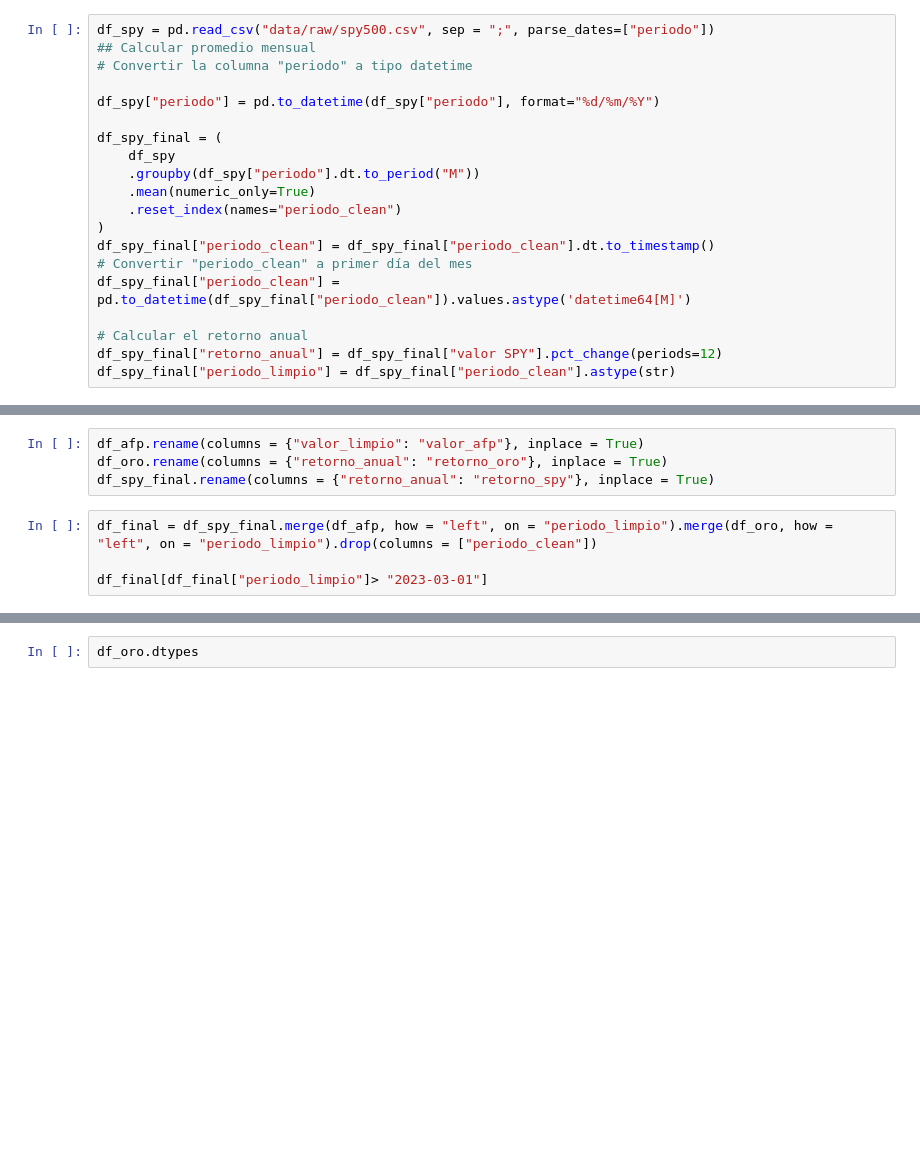
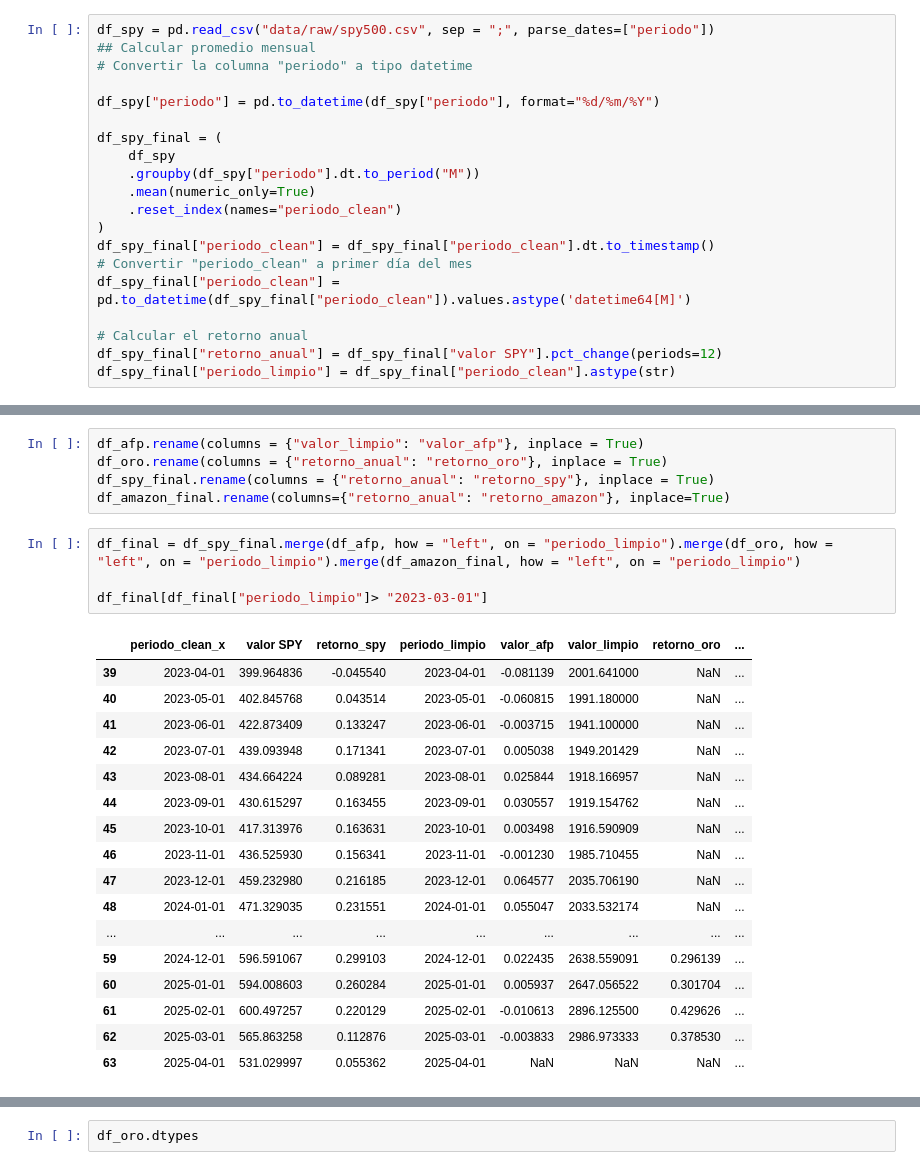
Before and after one commit to aladelca/metodologia_para_data_science_20251, a Jupyter notebook: src/notebooks/aladelca_EDA.ipynb, the cells around one changed output, grey strips where cells are left out. Cells and saved outputs as stored; diff of their text form; blank space fills up the shorter version.

```diff
--- a/src/notebooks/aladelca_EDA.ipynb
+++ b/src/notebooks/aladelca_EDA.ipynb
@@ -94,10 +152,29 @@ df_spy_final["periodo_limpio"] = df_spy_final["periodo_clean"].astype(str)
 df_afp.rename(columns = {"valor_limpio": "valor_afp"}, inplace = True)
 df_oro.rename(columns = {"retorno_anual": "retorno_oro"}, inplace = True)
 df_spy_final.rename(columns = {"retorno_anual": "retorno_spy"}, inplace = True)
+df_amazon_final.rename(columns={"retorno_anual": "retorno_amazon"}, inplace=True)
 # %%
-df_final = df_spy_final.merge(df_afp, how = "left", on = "periodo_limpio").merge(df_oro, how = "left", on = "periodo_limpio").drop(columns = ["periodo_clean"])
+df_final = df_spy_final.merge(df_afp, how = "left", on = "periodo_limpio").merge(df_oro, how = "left", on = "periodo_limpio").merge(df_amazon_final, how = "left", on = "periodo_limpio")
 
 df_final[df_final["periodo_limpio"]> "2023-03-01"]
+# %% [output]
+|  | periodo_clean_x | valor SPY | retorno_spy | periodo_limpio | valor_afp | valor_limpio | retorno_oro | ... |
+| 39 | 2023-04-01 | 399.964836 | -0.045540 | 2023-04-01 | -0.081139 | 2001.641000 | NaN | ... |
+| 40 | 2023-05-01 | 402.845768 | 0.043514 | 2023-05-01 | -0.060815 | 1991.180000 | NaN | ... |
+| 41 | 2023-06-01 | 422.873409 | 0.133247 | 2023-06-01 | -0.003715 | 1941.100000 | NaN | ... |
+| 42 | 2023-07-01 | 439.093948 | 0.171341 | 2023-07-01 | 0.005038 | 1949.201429 | NaN | ... |
+| 43 | 2023-08-01 | 434.664224 | 0.089281 | 2023-08-01 | 0.025844 | 1918.166957 | NaN | ... |
+| 44 | 2023-09-01 | 430.615297 | 0.163455 | 2023-09-01 | 0.030557 | 1919.154762 | NaN | ... |
+| 45 | 2023-10-01 | 417.313976 | 0.163631 | 2023-10-01 | 0.003498 | 1916.590909 | NaN | ... |
+| 46 | 2023-11-01 | 436.525930 | 0.156341 | 2023-11-01 | -0.001230 | 1985.710455 | NaN | ... |
+| 47 | 2023-12-01 | 459.232980 | 0.216185 | 2023-12-01 | 0.064577 | 2035.706190 | NaN | ... |
+| 48 | 2024-01-01 | 471.329035 | 0.231551 | 2024-01-01 | 0.055047 | 2033.532174 | NaN | ... |
+| ... | ... | ... | ... | ... | ... | ... | ... | ... |
+| 59 | 2024-12-01 | 596.591067 | 0.299103 | 2024-12-01 | 0.022435 | 2638.559091 | 0.296139 | ... |
+| 60 | 2025-01-01 | 594.008603 | 0.260284 | 2025-01-01 | 0.005937 | 2647.056522 | 0.301704 | ... |
+| 61 | 2025-02-01 | 600.497257 | 0.220129 | 2025-02-01 | -0.010613 | 2896.125500 | 0.429626 | ... |
+| 62 | 2025-03-01 | 565.863258 | 0.112876 | 2025-03-01 | -0.003833 | 2986.973333 | 0.378530 | ... |
+| 63 | 2025-04-01 | 531.029997 | 0.055362 | 2025-04-01 | NaN | NaN | NaN | ... |
 # %%
 sns.lineplot(
     df_final[df_final["periodo_limpio"]> "2023-03-01"],
```
Also changed, not shown: parts of 7 cells of this notebook.
